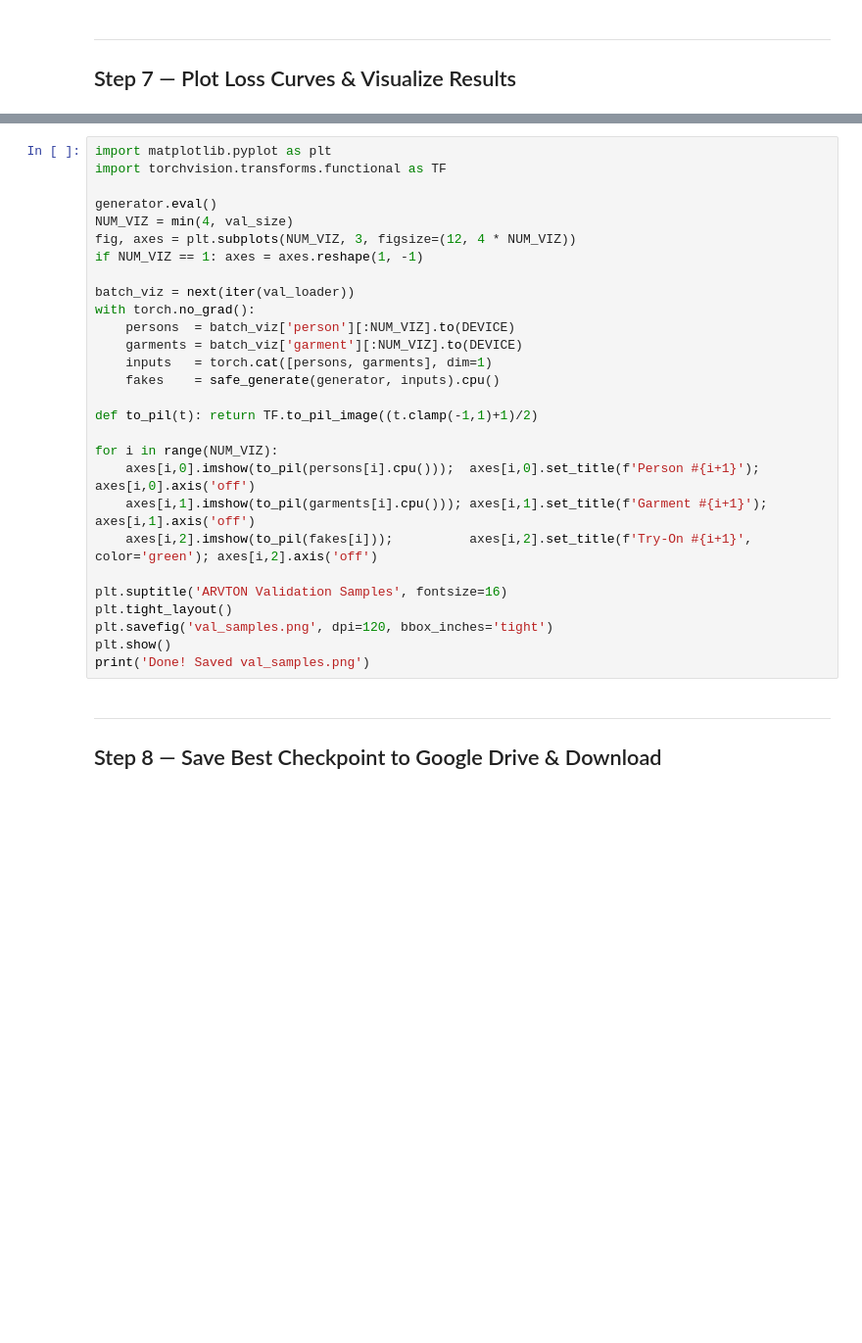
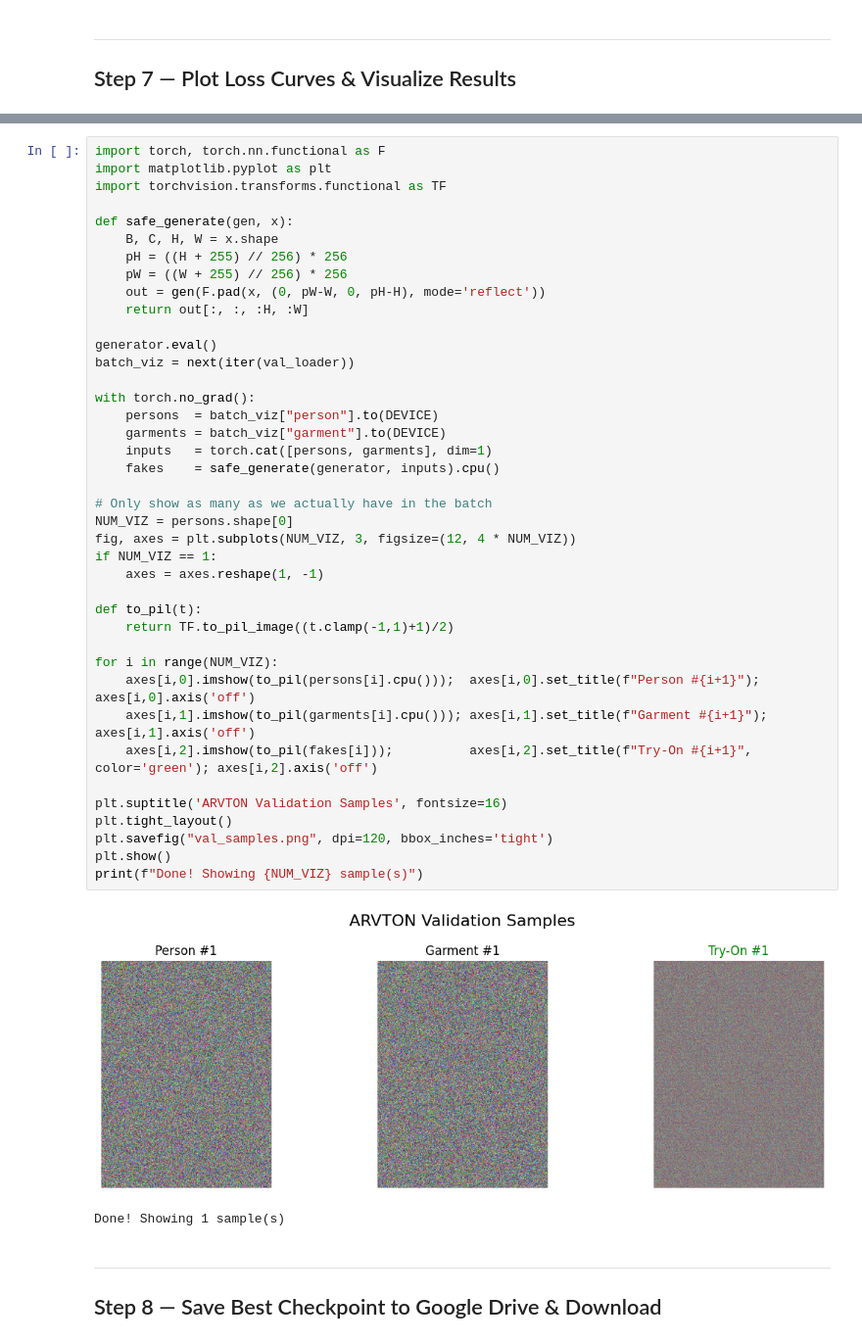
Before and after one commit to Gandharv2323/AR-PROTOTYPE-4, a Jupyter notebook: ARVTON_Colab_Training.ipynb, the cells around one changed output, grey strips where cells are left out. Shown at 98% size. Drawn from its saved outputs; the diff is of its cells as text; blank space fills up the shorter version.

```diff
--- a/ARVTON_Colab_Training.ipynb
+++ b/ARVTON_Colab_Training.ipynb
@@ -567,31 +595,46 @@ print(f"✅ Loss curves saved to {plot_path}")
 # %%
+import torch, torch.nn.functional as F
 import matplotlib.pyplot as plt
 import torchvision.transforms.functional as TF
 
+def safe_generate(gen, x):
+    B, C, H, W = x.shape
+    pH = ((H + 255) // 256) * 256
+    pW = ((W + 255) // 256) * 256
+    out = gen(F.pad(x, (0, pW-W, 0, pH-H), mode='reflect'))
+    return out[:, :, :H, :W]
+
 generator.eval()
-NUM_VIZ = min(4, val_size)
-fig, axes = plt.subplots(NUM_VIZ, 3, figsize=(12, 4 * NUM_VIZ))
-if NUM_VIZ == 1: axes = axes.reshape(1, -1)
+batch_viz = next(iter(val_loader))
 
-batch_viz = next(iter(val_loader))
 with torch.no_grad():
-    persons  = batch_viz['person'][:NUM_VIZ].to(DEVICE)
-    garments = batch_viz['garment'][:NUM_VIZ].to(DEVICE)
+    persons  = batch_viz["person"].to(DEVICE)
+    garments = batch_viz["garment"].to(DEVICE)
     inputs   = torch.cat([persons, garments], dim=1)
     fakes    = safe_generate(generator, inputs).cpu()
 
-def to_pil(t): return TF.to_pil_image((t.clamp(-1,1)+1)/2)
+# Only show as many as we actually have in the batch
+NUM_VIZ = persons.shape[0]
+fig, axes = plt.subplots(NUM_VIZ, 3, figsize=(12, 4 * NUM_VIZ))
+if NUM_VIZ == 1:
+    axes = axes.reshape(1, -1)
+
+def to_pil(t):
+    return TF.to_pil_image((t.clamp(-1,1)+1)/2)
 
 for i in range(NUM_VIZ):
-    axes[i,0].imshow(to_pil(persons[i].cpu()));  axes[i,0].set_title(f'Person #{i+1}');  axes[i,0].axis('off')
-    axes[i,1].imshow(to_pil(garments[i].cpu())); axes[i,1].set_title(f'Garment #{i+1}'); axes[i,1].axis('off')
-    axes[i,2].imshow(to_pil(fakes[i]));          axes[i,2].set_title(f'Try-On #{i+1}', color='green'); axes[i,2].axis('off')
+    axes[i,0].imshow(to_pil(persons[i].cpu()));  axes[i,0].set_title(f"Person #{i+1}");  axes[i,0].axis('off')
+    axes[i,1].imshow(to_pil(garments[i].cpu())); axes[i,1].set_title(f"Garment #{i+1}"); axes[i,1].axis('off')
+    axes[i,2].imshow(to_pil(fakes[i]));          axes[i,2].set_title(f"Try-On #{i+1}", color='green'); axes[i,2].axis('off')
 
 plt.suptitle('ARVTON Validation Samples', fontsize=16)
 plt.tight_layout()
-plt.savefig('val_samples.png', dpi=120, bbox_inches='tight')
+plt.savefig("val_samples.png", dpi=120, bbox_inches='tight')
 plt.show()
-print('Done! Saved val_samples.png')
+print(f"Done! Showing {NUM_VIZ} sample(s)")
+# %% [output]
+[figure, added]
+Done! Showing 1 sample(s)
 # %% [markdown]
 ---
 ## Step 8 — Save Best Checkpoint to Google Drive & Download
```
Also changed, not shown: parts of 17 cells of this notebook.
